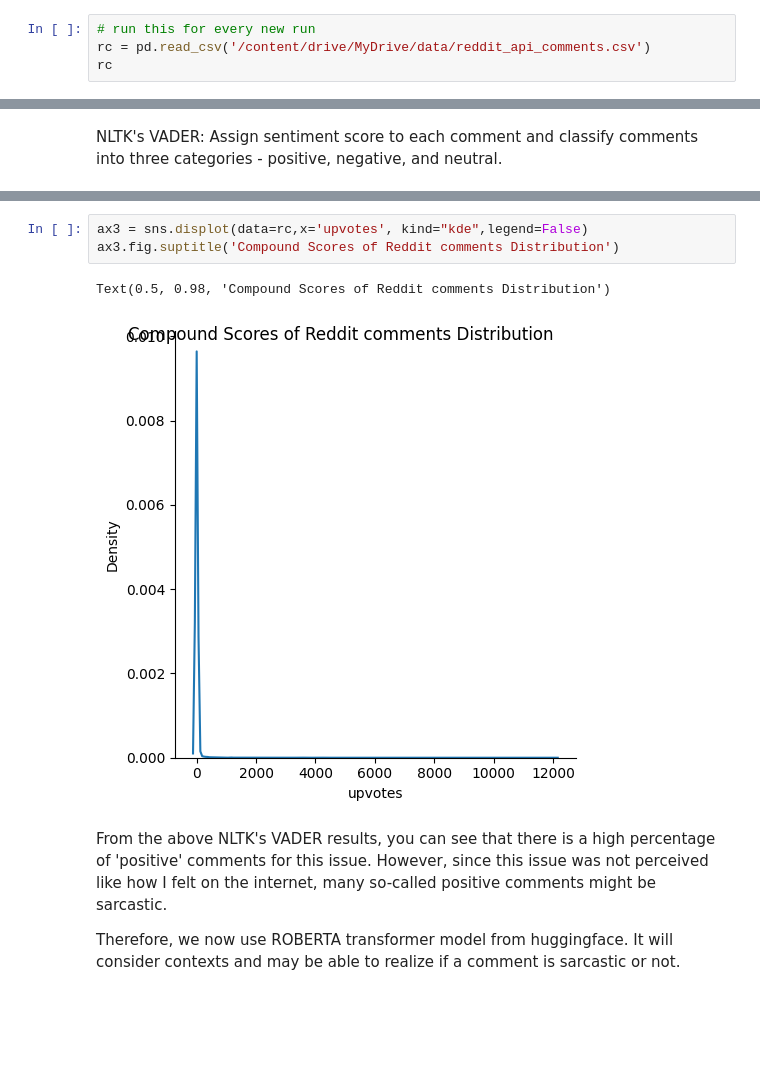
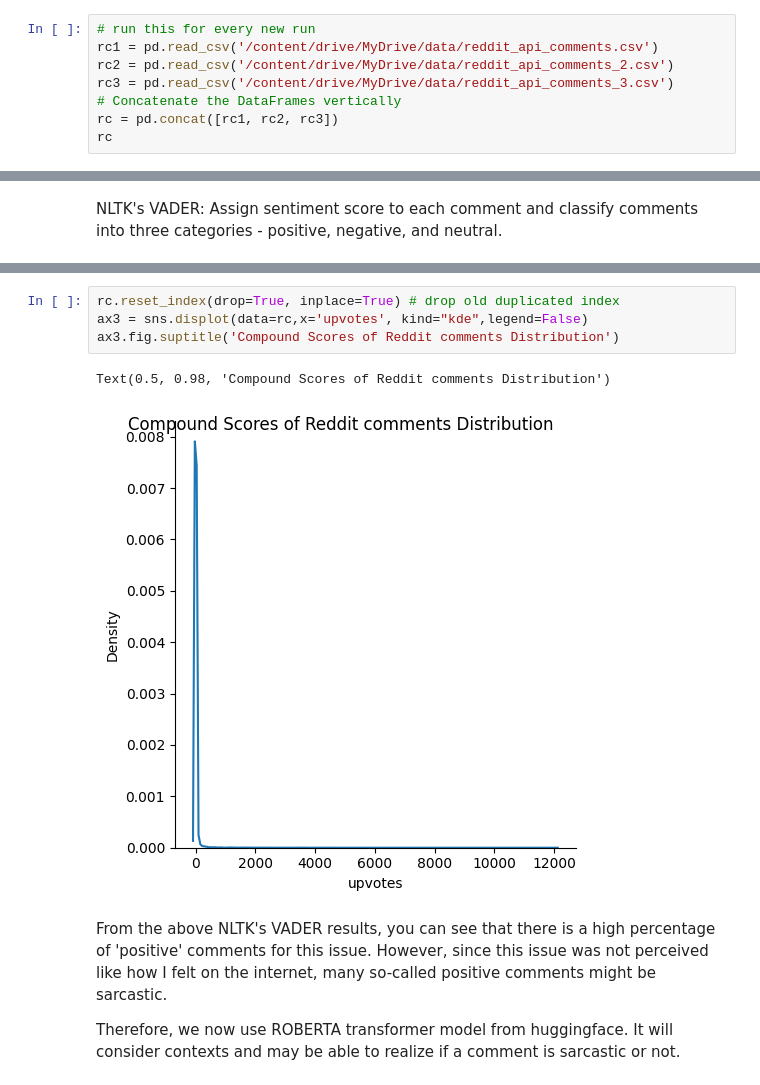
Before and after one commit to WilliamLu1999/Data-ML-Projects, a Jupyter notebook: reddit_api_sentiment_analysis_spark.ipynb, the cells around one changed output, grey strips where cells are left out. Cells and saved outputs as stored; diff of their text form; blank space fills up the shorter version.

```diff
--- a/reddit_api_sentiment_analysis_spark.ipynb
+++ b/reddit_api_sentiment_analysis_spark.ipynb
@@ -242,6 +285,10 @@ NameError: ignored
 # %%
 # run this for every new run
-rc = pd.read_csv('/content/drive/MyDrive/data/reddit_api_comments.csv')
+rc1 = pd.read_csv('/content/drive/MyDrive/data/reddit_api_comments.csv')
+rc2 = pd.read_csv('/content/drive/MyDrive/data/reddit_api_comments_2.csv')
+rc3 = pd.read_csv('/content/drive/MyDrive/data/reddit_api_comments_3.csv')
+# Concatenate the DataFrames vertically
+rc = pd.concat([rc1, rc2, rc3])
 rc
 # %% [output]
 |  | comment | upvotes | downvotes | replies |
@@ -387,9 +427,10 @@ plt.show()
 # %%
+rc.reset_index(drop=True, inplace=True) # drop old duplicated index
 ax3 = sns.displot(data=rc,x='upvotes', kind="kde",legend=False)
 ax3.fig.suptitle('Compound Scores of Reddit comments Distribution')
 # %% [output]
 Text(0.5, 0.98, 'Compound Scores of Reddit comments Distribution')
-[figure, old version]
+[figure, new version]
 # %% [markdown]
 From the above NLTK's VADER results, you can see that there is a high percentage of 'positive' comments for this issue. However, since this issue was not perceived like how I felt on the internet, many so-called positive comments might be sarcastic.
 
```
Also changed, not shown: parts of 50 cells of this notebook.
